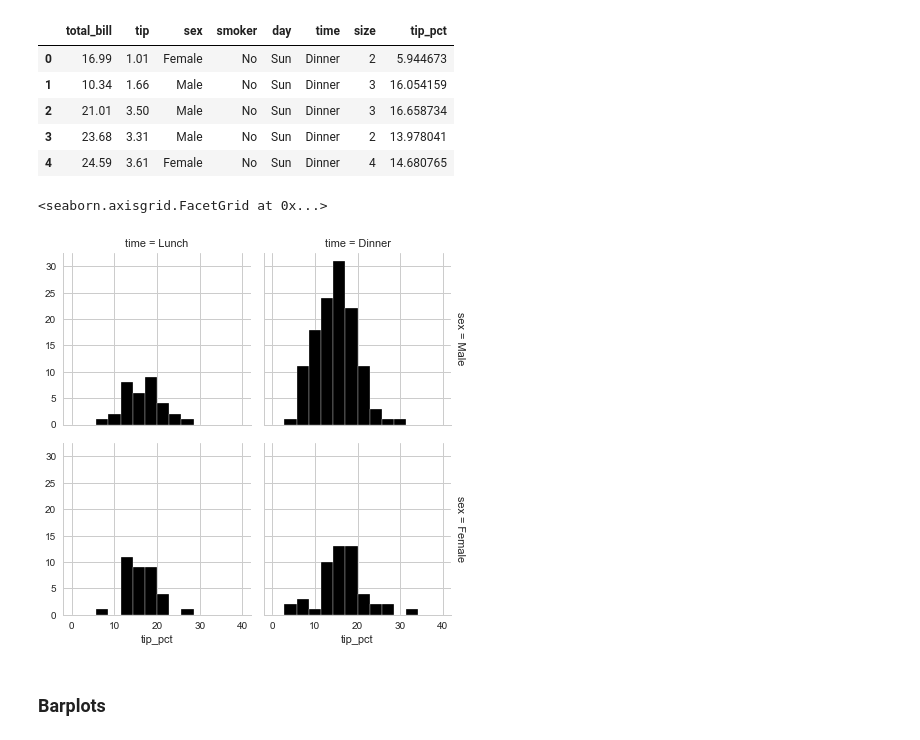
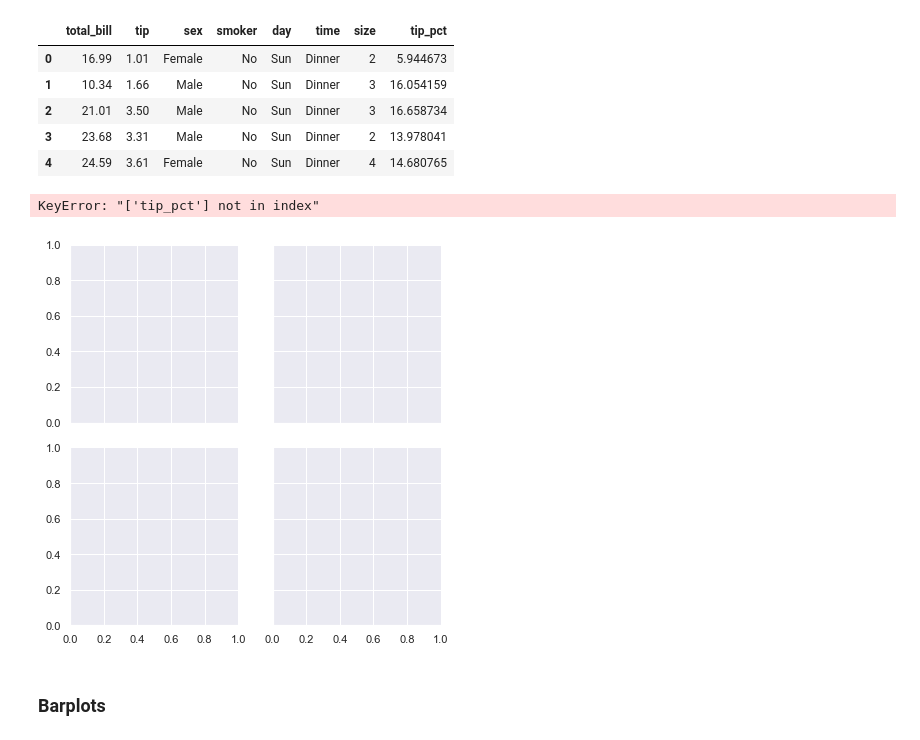
Before and after one commit to loftusa/General-Projects-And-Scripts, a Jupyter notebook: Learning/Book - Data Science Handbook/MatPlotLib/Seaborn.ipynb, the cells around one changed output. Cells and saved outputs as stored; diff of their text form; code cells hidden in the pictures.

Commit message:
added graph tutorials and started work updating rose lab scripts

```diff
--- a/Learning/Book - Data Science Handbook/MatPlotLib/Seaborn.ipynb
+++ b/Learning/Book - Data Science Handbook/MatPlotLib/Seaborn.ipynb
@@ -138,3 +138,11 @@ tips.head()
 | 2 | 21.01 | 3.50 | Male | No | Sun | Dinner | 3 | 16.658734 |
 | 3 | 23.68 | 3.31 | Male | No | Sun | Dinner | 2 | 13.978041 |
 | 4 | 24.59 | 3.61 | Female | No | Sun | Dinner | 4 | 14.680765 |
+# %%
+worms = tips.rename(columns={'sex': 'prepost', 'time': 'min'})
+# %%
+worms.prepost = worms.prepost.map({'Male': 'Pre', 'Female': 'Post'})
+# %%
+worms['min'] = worms['min'].map({'Lunch': '1 min', 'Dinner': '5 min'})
+# %%
+worms['smoker'] = worms['smoker'].map({'No': 'Unpaired', 'Yes': 'Paired'})
@@ -141,11 +151,11 @@ tips.head()
 # %%
 # Make a facet grid with rows being gender, columns being time of day
 
-grid = sns.FacetGrid(tips, row='sex', col='time', margin_titles=True)  # Make FacetGrid object
+grid = sns.FacetGrid(worms, row='prepost', col='min', margin_titles=True)  # Make FacetGrid object
 grid.map(plt.hist, 'tip_pct', bins=np.linspace(0, 40, 15), edgecolor='white', color='k') # Map a histogram of tip_pct on to grid. Bins are 0,40,15 linspace.
 # %% [output]
-<seaborn.axisgrid.FacetGrid at 0x...>
+KeyError: "['tip_pct'] not in index"
-[figure, old version]
+[figure, new version]
 # %% [markdown]
 ### Barplots
 # %%
```
Also changed, not shown: parts of 1 cell of this notebook, 6 other files.
